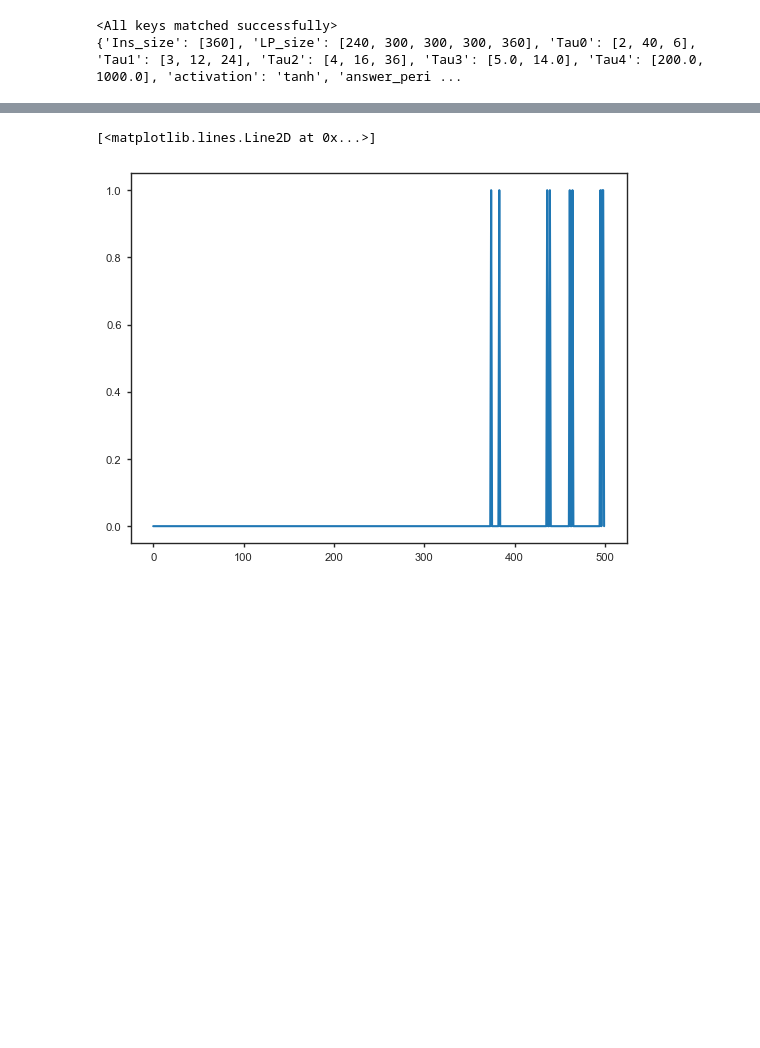
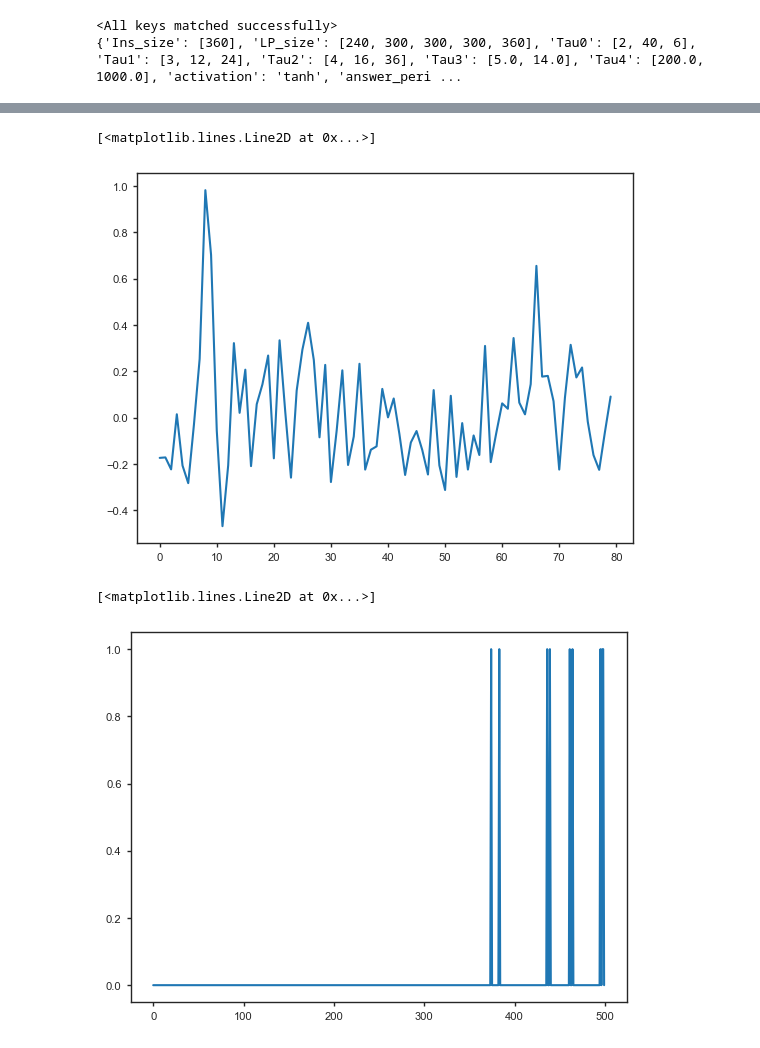
Before and after one commit to Baskin-LIU/Kernel-Propagation, a Jupyter notebook: Experiments/Speech.ipynb, the cells around one changed output, grey strips where cells are left out. Saved outputs shown, nothing was run; the diff lists cells and outputs as text; code cells hidden in the pictures; blank space fills up the shorter version.

```diff
--- a/Experiments/Speech.ipynb
+++ b/Experiments/Speech.ipynb
@@ -329,3 +340,8 @@ for l in model.layers:
+# %%
+plt.plot(W[26])
+# %% [output]
+[<matplotlib.lines.Line2D at 0x...>]
+[figure, added]
 # %%
 beta = torch.zeros(n_steps).to(device)
 answer_steps = 250
```
Also changed, not shown: parts of 4 cells of this notebook, 4 other files.
